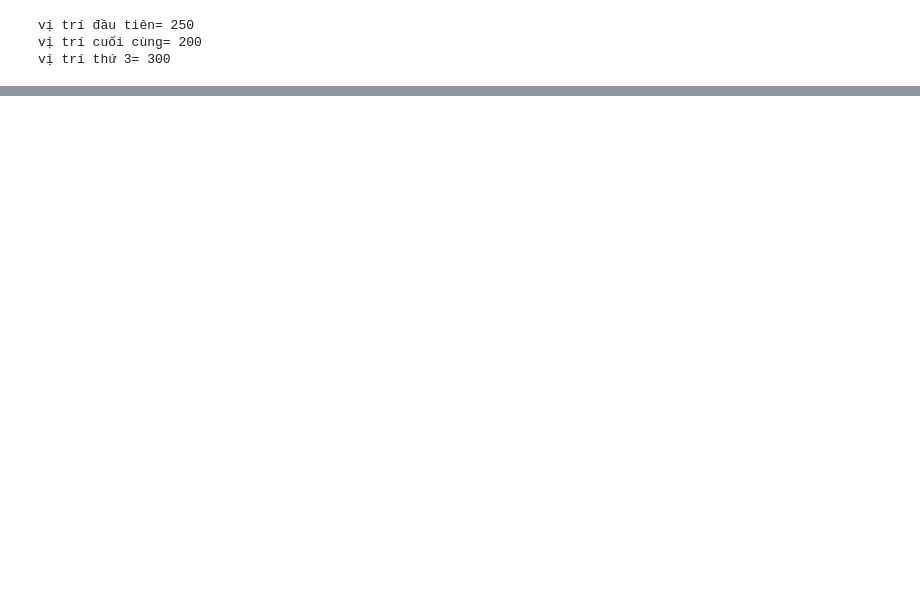
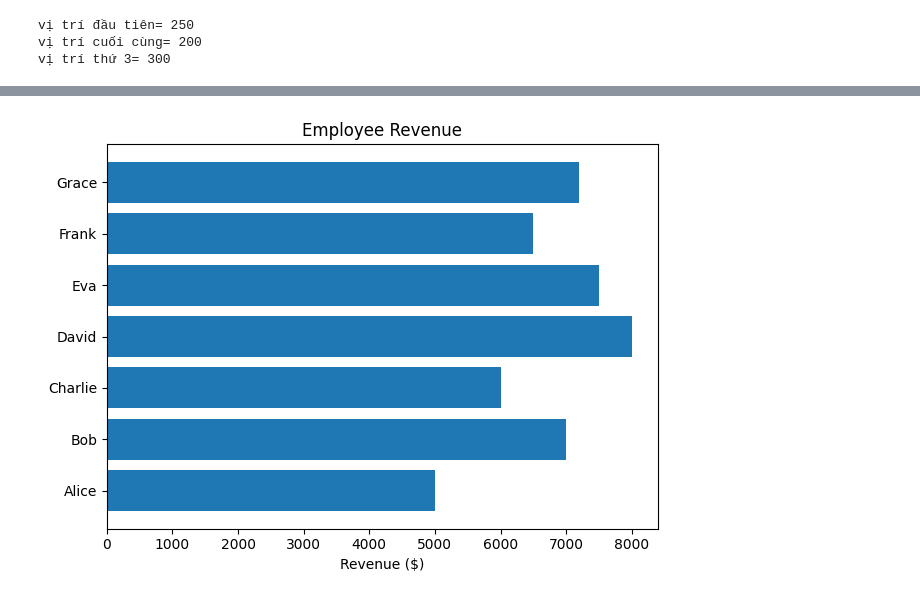
Before and after one commit to vancv43/Quanskill, a Jupyter notebook: Week2/Ex2-Basic Data Structure.ipynb, the cells around one changed output, grey strips where cells are left out. Cells and saved outputs as stored; diff of their text form; code cells hidden in the pictures; blank space fills up the shorter version.

```diff
--- a/Week2/Ex2-Basic Data Structure.ipynb
+++ b/Week2/Ex2-Basic Data Structure.ipynb
@@ -58,0 +95,16 @@ Best day: Sat
+# %%
+#matplotlib inline
+import matplotlib.pyplot as plt
+sales_man = ["Alice", "Bob", "Charlie", "David", "Eva", "Frank", "Grace"]
+revenue_by_employee = [5000, 7000, 6000, 8000, 7500, 6500, 7200]
+
+plt.figure()
+
+plt.barh(sales_man, revenue_by_employee)
+plt.
+plt.xlabel('Revenue ($)')
+plt.title('Employee Revenue')
+plt.tight_layout()
+plt.show()
+# %% [output]
+[figure, added]
```
Also changed, not shown: parts of 2 cells of this notebook, 8 other files.
